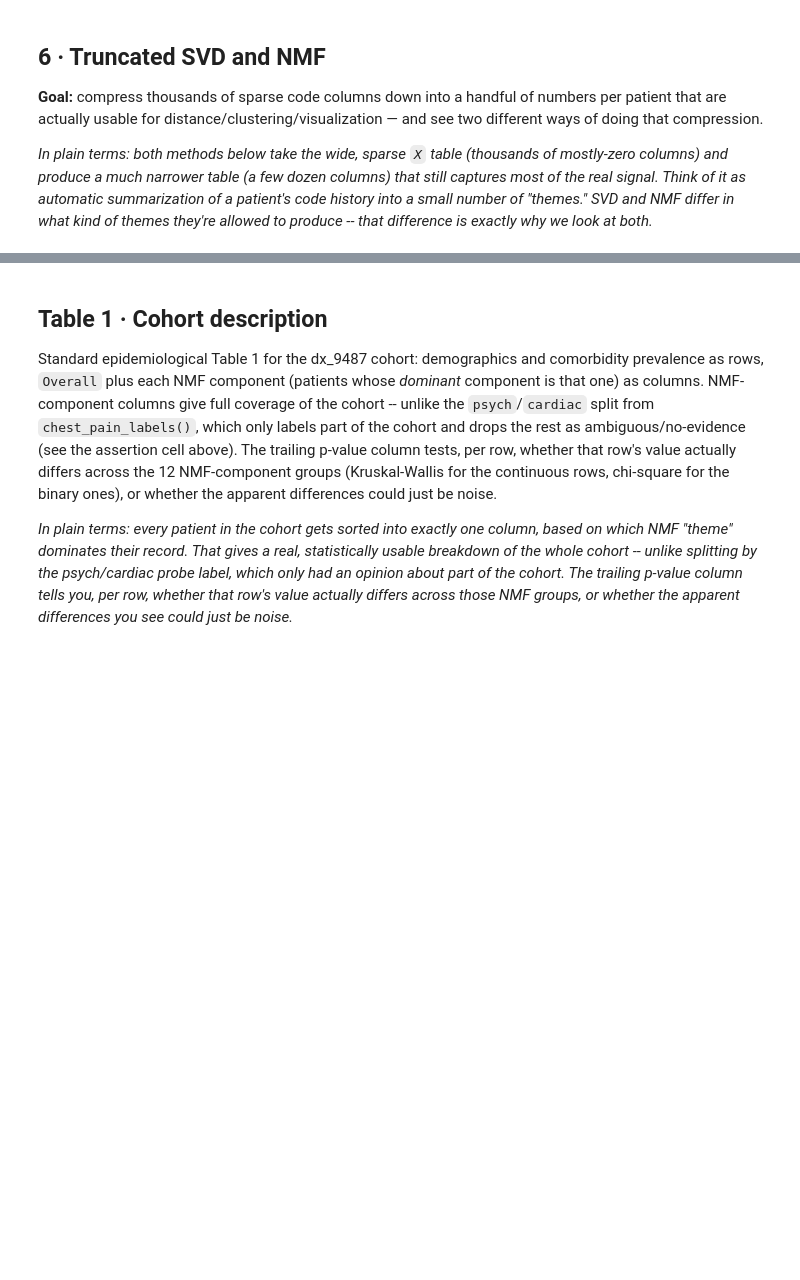
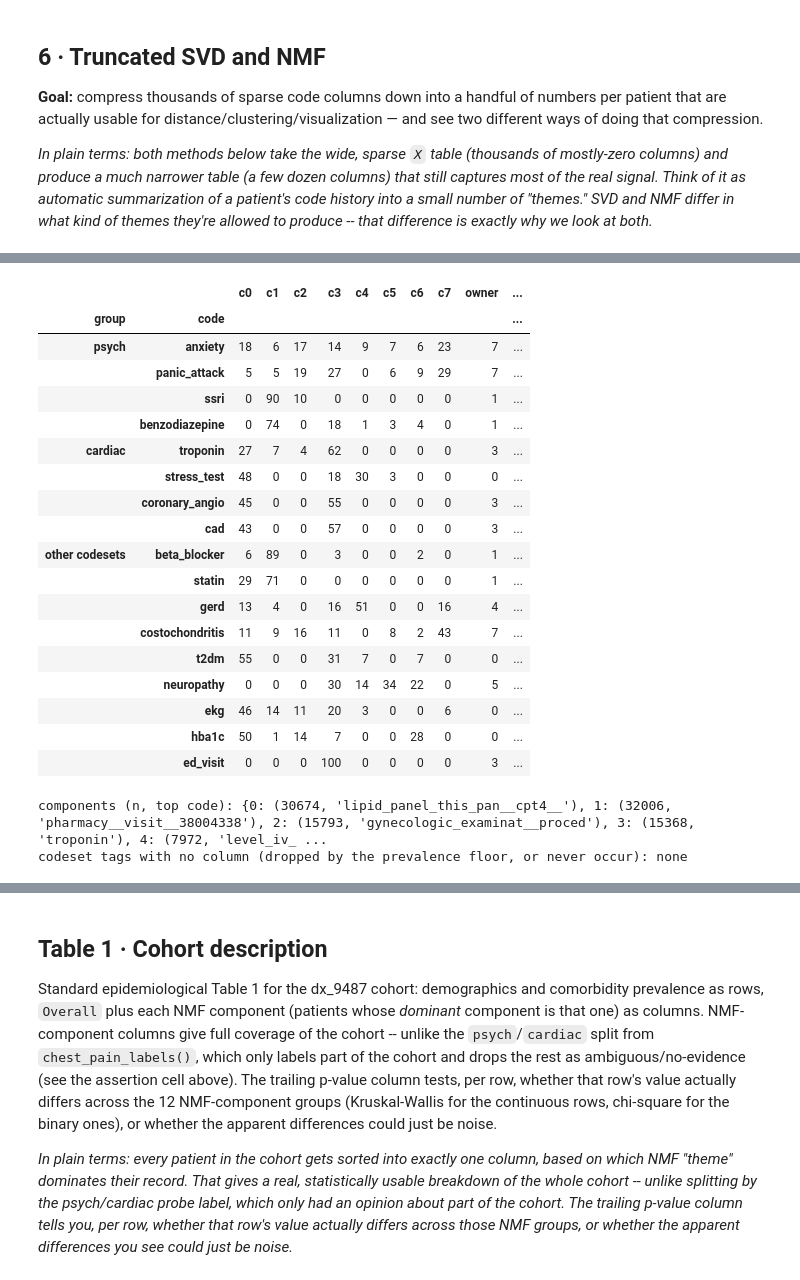
Before and after one commit to ecorrea-ethos/patterns_motifs_discovery, a Jupyter notebook: nb/repr_learn_chestpain/Day1_Extract_and_Representation.ipynb, the cells around one changed output, grey strips where cells are left out. Cells and saved outputs as stored; diff of their text form; code cells hidden in the pictures; blank space fills up the shorter version.

```diff
--- a/nb/repr_learn_chestpain/Day1_Extract_and_Representation.ipynb
+++ b/nb/repr_learn_chestpain/Day1_Extract_and_Representation.ipynb
@@ -497,17 +829,12 @@ plt.title('SVD scree -- where to truncate'); plt.tight_layout(); plt.show()
 # clinical bundle, not an abstract direction in space. That's why we print
 # the top-10 codes per component below: it's how you check whether a
 # component actually means something clinically, or is noise.
-#
-# We fit twice, at k=5 and k=12, to see how the story changes with more
-# components allowed. Each component is also sized -- by dominant-component
-# count and % of the cohort -- and each top code is shown with its % share
-# of that component's total loading, so you can see at a glance both which
-# bundles are large populations and which codes actually drive each one.
-# for k in [3, 5, 8, 12]:
-for k in [12]:
-    nmf = NMF(n_components=k, init='nndsvd', random_state=0, max_iter=800).fit(Xv)
-    H   = pd.DataFrame(nmf.components_, columns=X_nmf.columns)
-    dom = pd.Series(nmf.transform(Xv).argmax(axis=1)).value_counts().sort_index()
+
+for k in [8, 10]:
+#for k in [11]:
+    nmf = NMF(n_components=k, **NMF_KW).fit(Xs)
+    H   = pd.DataFrame(nmf.components_, columns=nmf_cols)
+    dom = pd.Series(nmf.transform(Xs).argmax(axis=1)).value_counts().sort_index()
     print (f"\nNMF with {k} components:")
     for c in range(k):
         n    = int(dom.get(c, 0))
@@ -516,5 +843,5 @@ for k in [12]:
         share = (top / row.sum() * 100).round(1)
         # codes = [f"{name} ({pct}%)" for name, pct in share.items()]
         codes = [f"{name}" for name, pct in share.items()]
-        print(f"component {c} (n={n}, {n / len(X_nmf) * 100:.1f}%): {codes}")
+        print(f"component {c} (n={n}, {n / n_pat * 100:.1f}%): {codes}")
 # %% [output]
@@ -575,0 +922,52 @@ mastectomy/chemo evidence was for the breast-cancer cohort's fertility/oncology
+# %%
+K_CHECK = 8
+m8 = nmf if nmf.n_components_ == K_CHECK else NMF(n_components=K_CHECK, **NMF_KW).fit(Xs)
+H8 = pd.DataFrame(m8.components_, columns=nmf_cols)
+
+# watch list comes from codesets.yaml (via eo), not hand-typed; the cohort anchor is excluded
+WATCH = {
+    'psych':          eo.PSYCH_TAGS,
+    'cardiac':        eo.CARDIAC_TAGS,
+    'other codesets': [t for t in eo.CODESETS
+                       if t not in eo.PSYCH_TAGS + eo.CARDIAC_TAGS and t != 'chest_pain'],
+}
+
+rows, missing = [], []
+for group, tags in WATCH.items():
+    for tag in tags:
+        if tag not in H8.columns or H8[tag].sum() == 0:
+            missing.append(tag); continue
+        share = H8[tag] / H8[tag].sum() * 100                       # this code's split across components
+        own   = int(share.values.argmax())
+        rows.append({'group': group, 'code': tag, **{f'c{i}': share.iloc[i] for i in range(K_CHECK)},
+                     'owner': own, 'rank_in_owner': int((H8.iloc[own] > H8.at[own, tag]).sum() + 1)})
+
+loadings = pd.DataFrame(rows).set_index(['group', 'code'])
+comp_cols = [f'c{i}' for i in range(K_CHECK)]
+display(loadings.style.format({c: '{:.0f}' for c in comp_cols}).background_gradient(
+        axis=1, cmap='Blues', subset=comp_cols))
+print("components (n, top code):",
+      {i: (int((m8.transform(Xs).argmax(1) == i).sum()), H8.iloc[i].idxmax()[:28]) for i in range(K_CHECK)})
+print("codeset tags with no column (dropped by the prevalence floor, or never occur):", missing or "none")
+# %% [output]
+|  |  | c0 | c1 | c2 | c3 | c4 | c5 | c6 | c7 | owner | ... |
+| group | code |  |  |  |  |  |  |  |  |  | ... |
+| psych | anxiety | 18 | 6 | 17 | 14 | 9 | 7 | 6 | 23 | 7 | ... |
+|  | panic_attack | 5 | 5 | 19 | 27 | 0 | 6 | 9 | 29 | 7 | ... |
+|  | ssri | 0 | 90 | 10 | 0 | 0 | 0 | 0 | 0 | 1 | ... |
+|  | benzodiazepine | 0 | 74 | 0 | 18 | 1 | 3 | 4 | 0 | 1 | ... |
+| cardiac | troponin | 27 | 7 | 4 | 62 | 0 | 0 | 0 | 0 | 3 | ... |
+|  | stress_test | 48 | 0 | 0 | 18 | 30 | 3 | 0 | 0 | 0 | ... |
+|  | coronary_angio | 45 | 0 | 0 | 55 | 0 | 0 | 0 | 0 | 3 | ... |
+|  | cad | 43 | 0 | 0 | 57 | 0 | 0 | 0 | 0 | 3 | ... |
+| other codesets | beta_blocker | 6 | 89 | 0 | 3 | 0 | 0 | 2 | 0 | 1 | ... |
+|  | statin | 29 | 71 | 0 | 0 | 0 | 0 | 0 | 0 | 1 | ... |
+|  | gerd | 13 | 4 | 0 | 16 | 51 | 0 | 0 | 16 | 4 | ... |
+|  | costochondritis | 11 | 9 | 16 | 11 | 0 | 8 | 2 | 43 | 7 | ... |
+|  | t2dm | 55 | 0 | 0 | 31 | 7 | 0 | 7 | 0 | 0 | ... |
+|  | neuropathy | 0 | 0 | 0 | 30 | 14 | 34 | 22 | 0 | 5 | ... |
+|  | ekg | 46 | 14 | 11 | 20 | 3 | 0 | 0 | 6 | 0 | ... |
+|  | hba1c | 50 | 1 | 14 | 7 | 0 | 0 | 28 | 0 | 0 | ... |
+|  | ed_visit | 0 | 0 | 0 | 100 | 0 | 0 | 0 | 0 | 3 | ... |
+components (n, top code): {0: (30674, 'lipid_panel_this_pan__cpt4__'), 1: (32006, 'pharmacy__visit__38004338'), 2: (15793, 'gynecologic_examinat__proced'), 3: (15368, 'troponin'), 4: (7972, 'level_iv_ ...
+codeset tags with no column (dropped by the prevalence floor, or never occur): none
```
Also changed, not shown: parts of 29 cells of this notebook, 12 other files.
